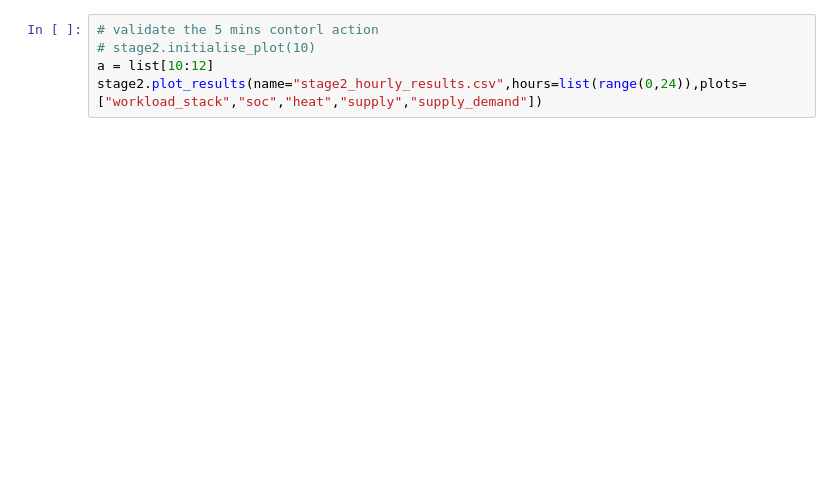
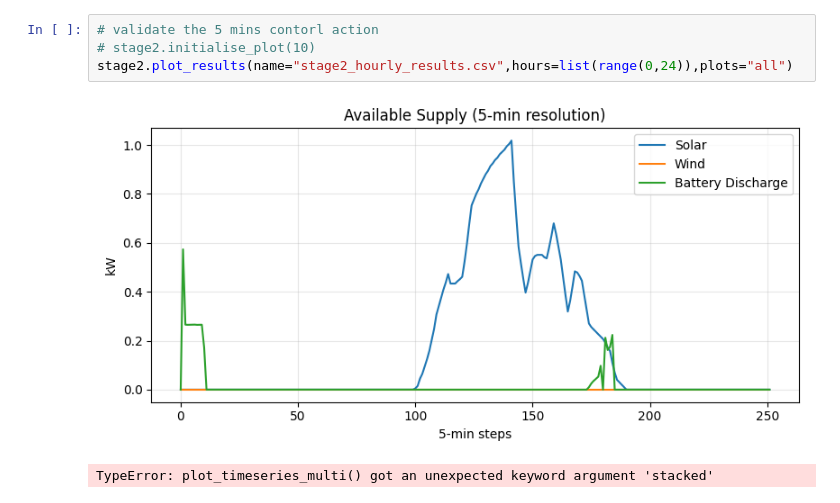
Before and after one commit to waritS4R4/RA_project, a Jupyter notebook: Batch_run.ipynb, the cells around one changed output. Cells and saved outputs as stored; diff of their text form; blank space fills up the shorter version.

```diff
--- a/Batch_run.ipynb
+++ b/Batch_run.ipynb
@@ -19,7 +83,9 @@ for i in range(21): #
 # %%
 # validate the 5 mins contorl action
 # stage2.initialise_plot(10)
-a = list[10:12]
-stage2.plot_results(name="stage2_hourly_results.csv",hours=list(range(0,24)),plots=["workload_stack","soc","heat","supply","supply_demand"])
+stage2.plot_results(name="stage2_hourly_results.csv",hours=list(range(0,24)),plots="all")
+# %% [output]
+[figure, added]
+TypeError: plot_timeseries_multi() got an unexpected keyword argument 'stacked'
 # %%
 stage1.plot()
```
Also changed, not shown: parts of 5 cells of this notebook, 2 other files.
